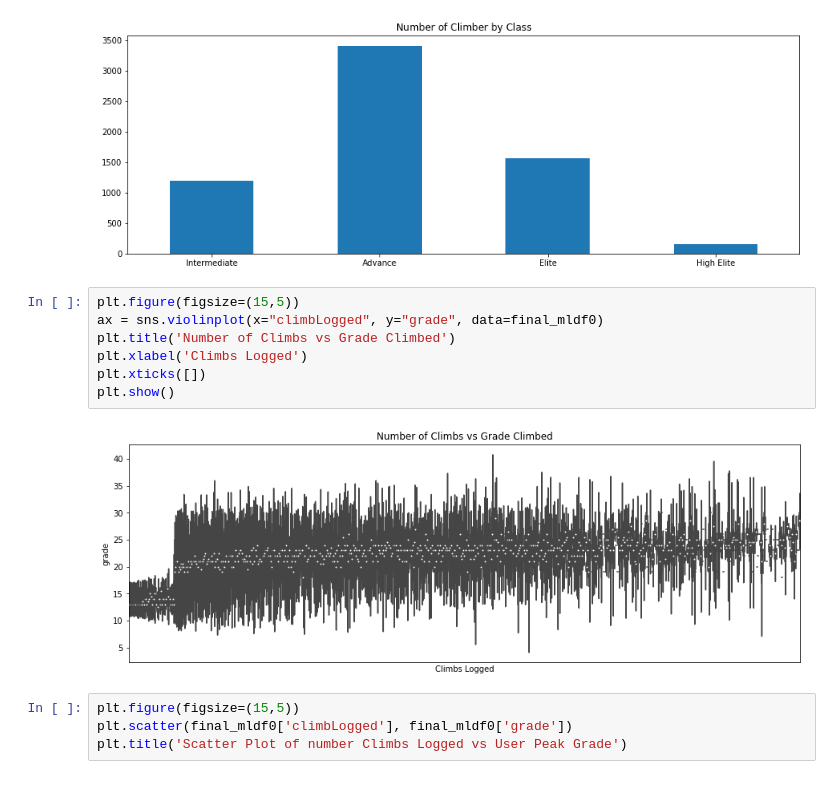
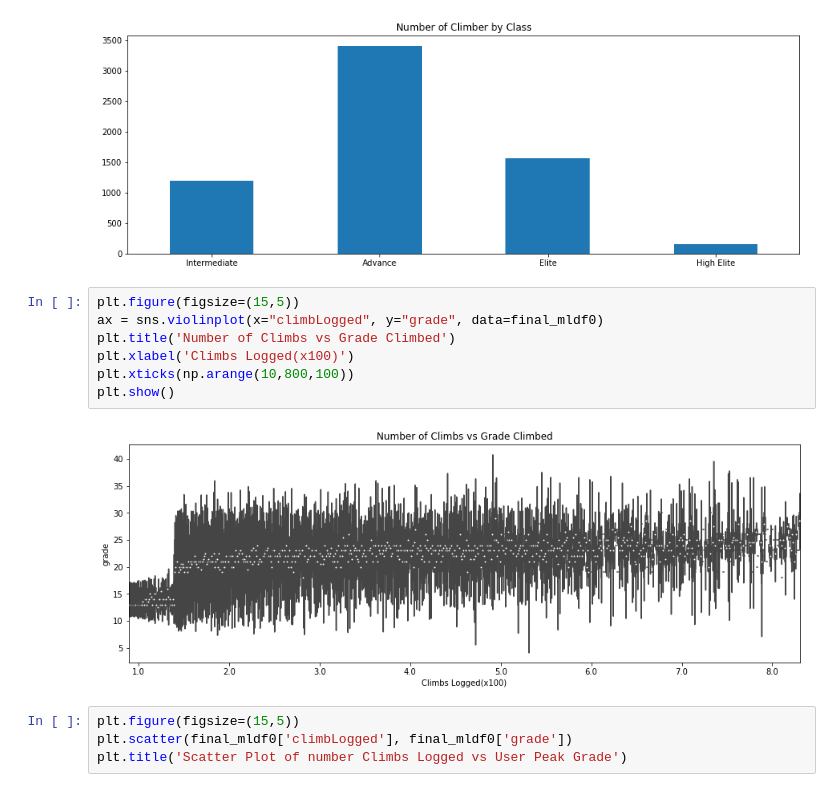
Before and after one commit to Godlob/climbLogbook_dataVisualization, a Jupyter notebook: user.ipynb, the cells around one changed output. Cells and saved outputs as stored; diff of their text form.

```diff
--- a/user.ipynb
+++ b/user.ipynb
@@ -375,12 +356,12 @@ plt.show()
 # %%
 plt.figure(figsize=(15,5))
 ax = sns.violinplot(x="climbLogged", y="grade", data=final_mldf0)
 plt.title('Number of Climbs vs Grade Climbed')
-plt.xlabel('Climbs Logged')
-plt.xticks([])
+plt.xlabel('Climbs Logged(x100)')
+plt.xticks(np.arange(10,800,100))
 plt.show()
 # %% [output]
-[figure, old version]
+[figure, new version]
 # %%
 plt.figure(figsize=(15,5))
 plt.scatter(final_mldf0['climbLogged'], final_mldf0['grade'])
```
Also changed, not shown: parts of 13 cells of this notebook.
